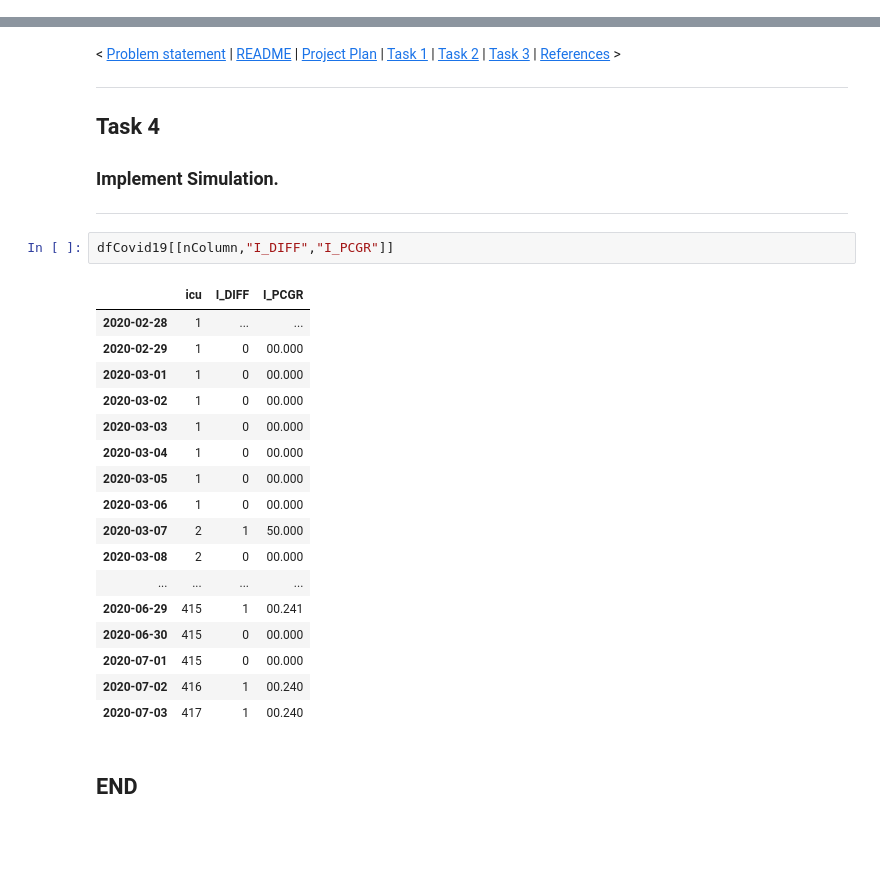
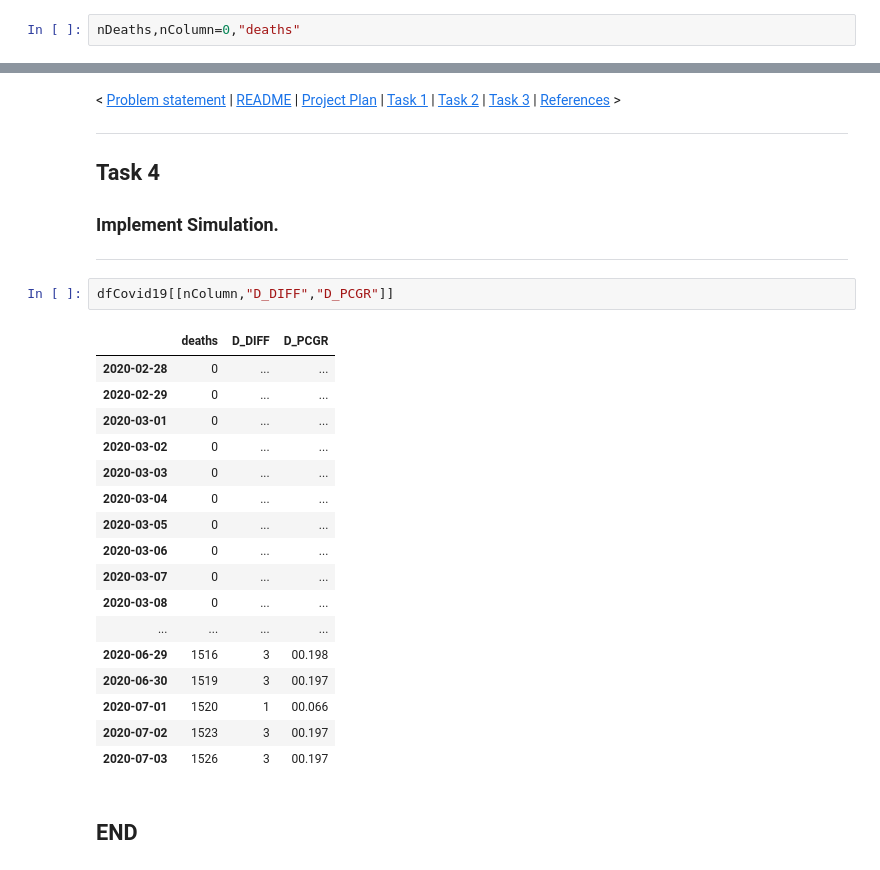
Before and after one commit to E6985/pda-numpy-random-simulation, a Jupyter notebook: Programming-for-Data-Analysis-Project-2020.ipynb, the cells around one changed output, grey strips where cells are left out. Drawn from its saved outputs; the diff is of its cells as text; blank space fills up the shorter version.

Commit message:
DUE: 6th January, 2021 (23:59) - [2020-02-28/07-03] deaths - Research/Synthetic data completed.

```diff
--- a/Programming-for-Data-Analysis-Project-2020.ipynb
+++ b/Programming-for-Data-Analysis-Project-2020.ipynb
@@ -1893,0 +1902,2 @@ https://twitter.com/CMOIreland/status/1252344273938219011
+# %%
+nDeaths,nColumn=0,"deaths"
@@ -2039,25 +2279,25 @@ https://twitter.com/CMOIreland/status/1252344273938219011
 ### Implement Simulation.
 ***
 # %%
-dfCovid19[[nColumn,"I_DIFF","I_PCGR"]]
+dfCovid19[[nColumn,"D_DIFF","D_PCGR"]]
 # %% [output]
-|  | icu | I_DIFF | I_PCGR |
-| 2020-02-28 | 1 | ... | ... |
-| 2020-02-29 | 1 | 0 | 00.000 |
-| 2020-03-01 | 1 | 0 | 00.000 |
-| 2020-03-02 | 1 | 0 | 00.000 |
-| 2020-03-03 | 1 | 0 | 00.000 |
-| 2020-03-04 | 1 | 0 | 00.000 |
-| 2020-03-05 | 1 | 0 | 00.000 |
-| 2020-03-06 | 1 | 0 | 00.000 |
-| 2020-03-07 | 2 | 1 | 50.000 |
-| 2020-03-08 | 2 | 0 | 00.000 |
+|  | deaths | D_DIFF | D_PCGR |
+| 2020-02-28 | 0 | ... | ... |
+| 2020-02-29 | 0 | ... | ... |
+| 2020-03-01 | 0 | ... | ... |
+| 2020-03-02 | 0 | ... | ... |
+| 2020-03-03 | 0 | ... | ... |
+| 2020-03-04 | 0 | ... | ... |
+| 2020-03-05 | 0 | ... | ... |
+| 2020-03-06 | 0 | ... | ... |
+| 2020-03-07 | 0 | ... | ... |
+| 2020-03-08 | 0 | ... | ... |
 | ... | ... | ... | ... |
-| 2020-06-29 | 415 | 1 | 00.241 |
-| 2020-06-30 | 415 | 0 | 00.000 |
-| 2020-07-01 | 415 | 0 | 00.000 |
-| 2020-07-02 | 416 | 1 | 00.240 |
-| 2020-07-03 | 417 | 1 | 00.240 |
+| 2020-06-29 | 1516 | 3 | 00.198 |
+| 2020-06-30 | 1519 | 3 | 00.197 |
+| 2020-07-01 | 1520 | 1 | 00.066 |
+| 2020-07-02 | 1523 | 3 | 00.197 |
+| 2020-07-03 | 1526 | 3 | 00.197 |
 # %% [markdown]
 ## END
 # %% [markdown]
```
Also changed, not shown: parts of 53 cells of this notebook.
